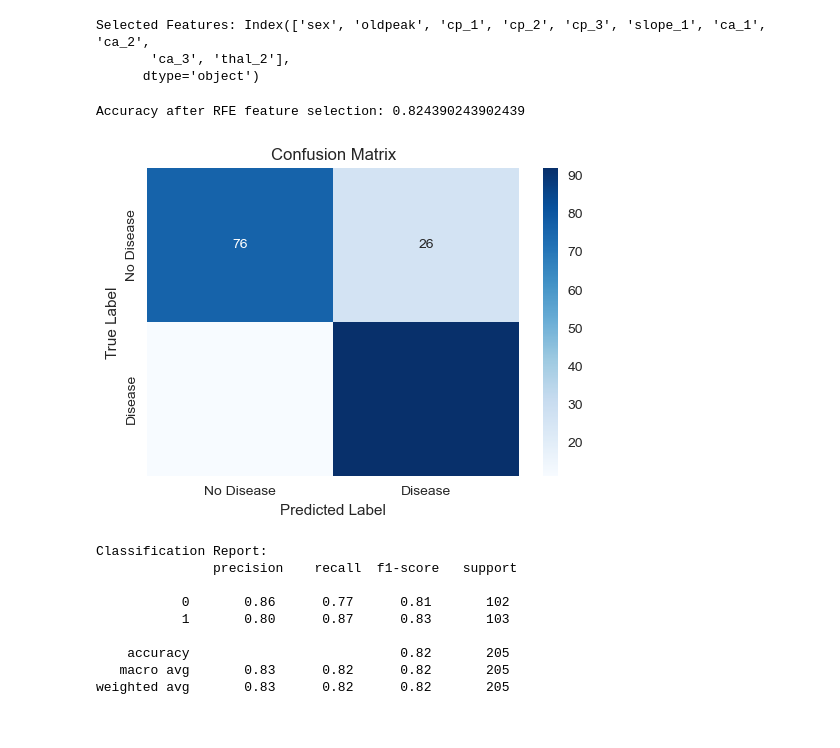
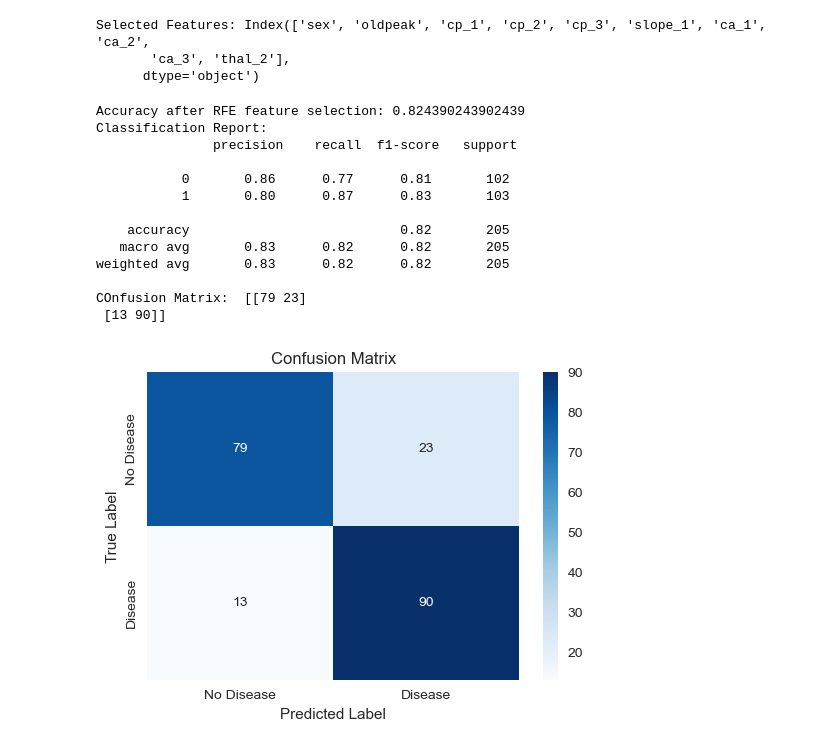
Before and after one commit to sumedha-ganguli/ds_project, a Jupyter notebook: Heart_Disease_Prediction.ipynb, the cells around one changed output. Saved outputs shown, nothing was run; the diff lists cells and outputs as text; code cells hidden in the pictures.

```diff
--- a/Heart_Disease_Prediction.ipynb
+++ b/Heart_Disease_Prediction.ipynb
@@ -185,25 +182,30 @@ model.fit(X_train_selected, y_train)
 # Make predictions
 y_pred = model.predict(X_test_selected)
 accuracy = accuracy_score(y_test, y_pred)
+cm2 = confusion_matrix(y_test,y_pred)
 print("Accuracy after RFE feature selection:", accuracy)
+print("Classification Report:\n", classification_report(y_test, y_pred))
+print("COnfusion Matrix: ", cm2)
 # %% [output]
 Accuracy after RFE feature selection: 0.824390243902439
+Classification Report:
+               precision    recall  f1-score   support
+
+           0       0.86      0.77      0.81       102
+           1       0.80      0.87      0.83       103
+
+    accuracy                           0.82       205
+   macro avg       0.83      0.82      0.82       205
+weighted avg       0.83      0.82      0.82       205
+
+COnfusion Matrix:  [[79 23]
+ [13 90]]
 # %%
 plt.figure(figsize=(6,4))
-sns.heatmap(cm, annot=True, fmt="d", cmap="Blues", xticklabels=["No Disease", "Disease"], yticklabels=["No Disease", "Disease"])
+sns.heatmap(cm2, annot=True, fmt="d", cmap="Blues", xticklabels=["No Disease", "Disease"], yticklabels=["No Disease", "Disease"])
 plt.xlabel("Predicted Label")
 plt.ylabel("True Label")
 plt.title("Confusion Matrix")
 plt.show()
-print("Classification Report:\n", classification_report(y_test, y_pred))
 # %% [output]
-[figure, old version]
+[figure, new version]
-Classification Report:
-               precision    recall  f1-score   support
-
-           0       0.86      0.77      0.81       102
-           1       0.80      0.87      0.83       103
-
-    accuracy                           0.82       205
-   macro avg       0.83      0.82      0.82       205
-weighted avg       0.83      0.82      0.82       205
```
Also changed, not shown: parts of 6 cells of this notebook.
